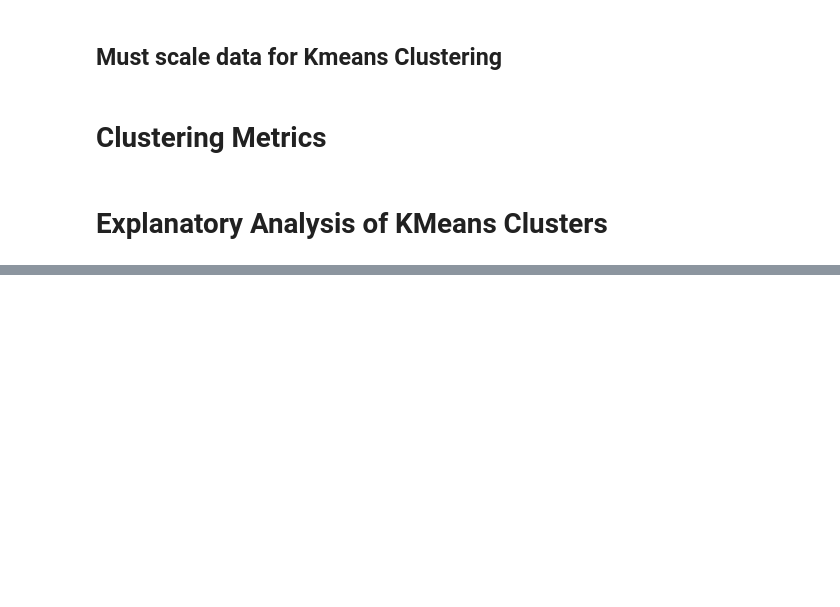
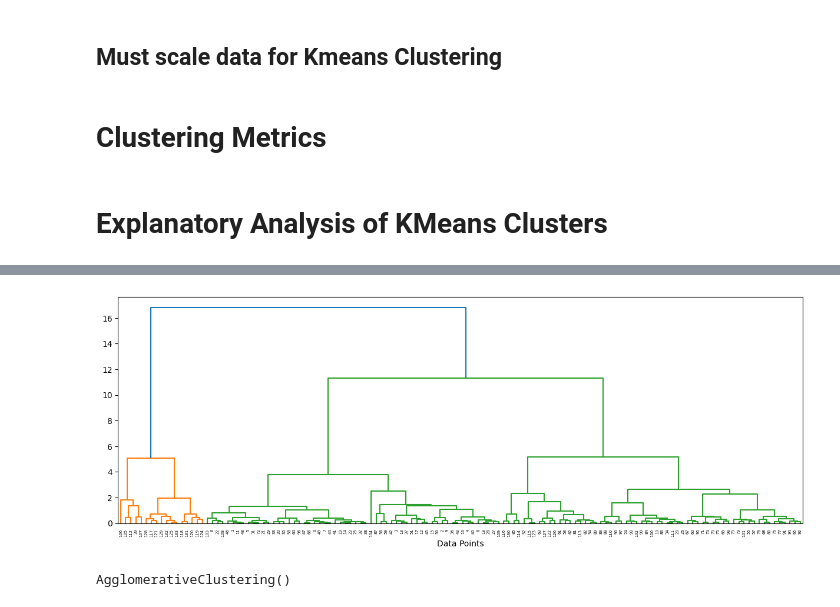
Before and after one commit to IndiaTJohnson/Unsupervised-Learning, a Jupyter notebook: Unsupervised Learning Notes.ipynb, the cells around one changed output, grey strips where cells are left out. Drawn from its saved outputs; the diff is of its cells as text; code cells hidden in the pictures; blank space fills up the shorter version.

```diff
--- a/Unsupervised Learning Notes.ipynb
+++ b/Unsupervised Learning Notes.ipynb
@@ -168,0 +179,4 @@ df.loc[df['cluster']==1].index
+# %%
+wine = pd.read_csv('https://assets.codingdojo.com/boomyeah2015/codingdojo/curriculum/content/chapter/1613254703__modified_wine.csv')
+df = wine[['malic_acid', 'flavanoids']]
+df.head()
@@ -168,0 +190,18 @@ df.loc[df['cluster']==1].index
+# %%
+# Instantiate Standard Scaler
+scaler = StandardScaler()
+# Fit & transform data.
+scaled_df = scaler.fit_transform(df)
+# %%
+# Visualize Dendogram
+plt.figure(figsize = (15, 5))
+sch.dendrogram(sch.linkage(scaled_df, method = 'ward'))
+plt.xlabel('Data Points');
+# %% [output]
+[figure, added]
+# %%
+# Instantiate clustering
+hc = AgglomerativeClustering(n_clusters = 2)
+hc.fit(scaled_df)
+# %% [output]
+AgglomerativeClustering()
```
Also changed, not shown: parts of 18 cells of this notebook.
